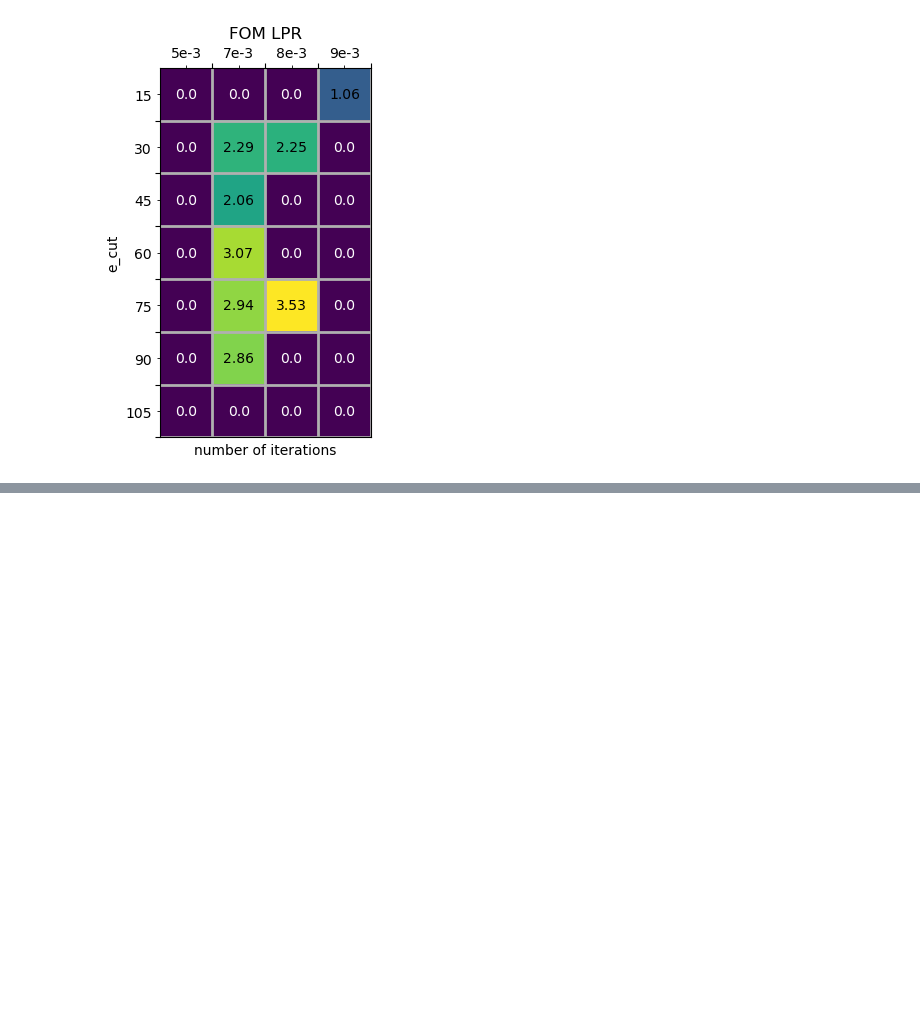
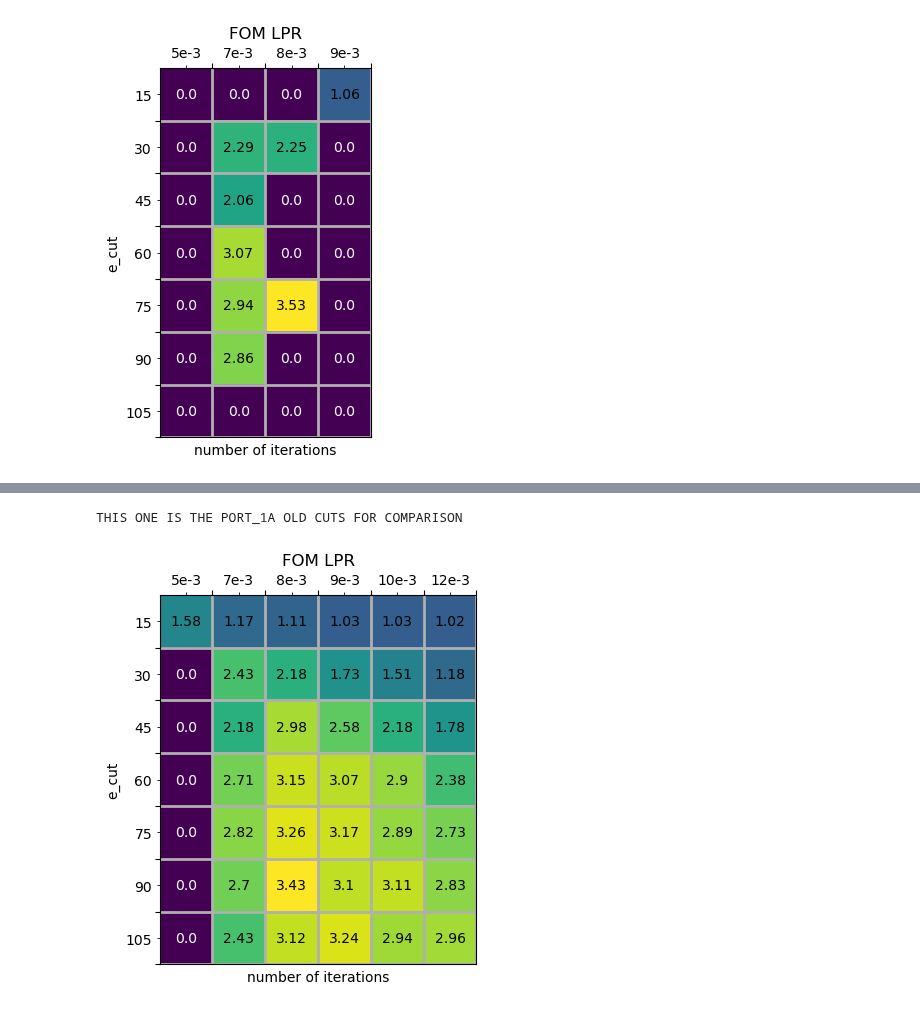
Before and after one commit to jwaiton/next_misc, a Jupyter notebook: miscellaneous/FOM_plotter.ipynb, the cells around one changed output, grey strips where cells are left out. Drawn from its saved outputs; the diff is of its cells as text; code cells hidden in the pictures; blank space fills up the shorter version.

```diff
--- a/miscellaneous/FOM_plotter.ipynb
+++ b/miscellaneous/FOM_plotter.ipynb
@@ -119,0 +186,6 @@ ValueError: Dataset(s) incompatible with Pandas data types, not table, or no dat
+# %%
+scrape_FOM_data('../../../../Downloads/tmp_out/testing_arena/fiducial.h5')
+print("THIS ONE IS THE PORT_1A OLD CUTS FOR COMPARISON")
+# %% [output]
+THIS ONE IS THE PORT_1A OLD CUTS FOR COMPARISON
+[figure, added]
```
Also changed, not shown: parts of 3 cells of this notebook.
